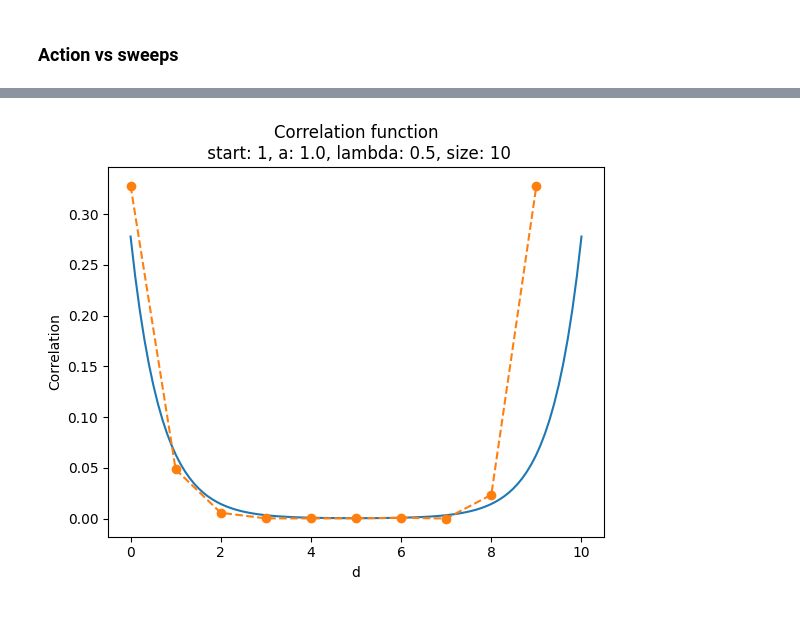
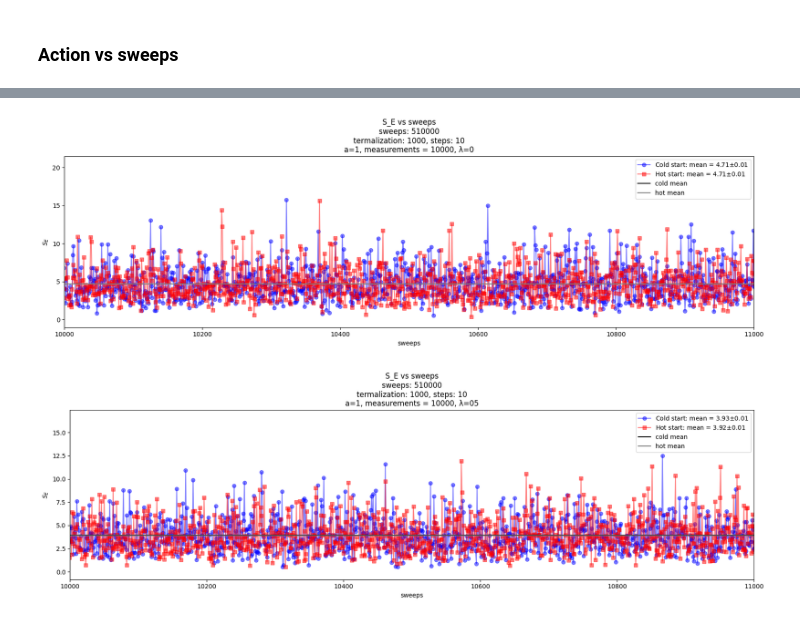
Before and after one commit to SoyAgustin/QF-Path-Integral, a Jupyter notebook: Notebooks_Py/oscillator.ipynb, the cells around one changed output, grey strips where cells are left out. Saved outputs shown, nothing was run; the diff lists cells and outputs as text; code cells hidden in the pictures.

Commit message:
Funciones para energia y corr, graficas de SE vs sweeps

```diff
--- a/Notebooks_Py/oscillator.ipynb
+++ b/Notebooks_Py/oscillator.ipynb
@@ -72,29 +81,23 @@ epsilon_opt(lamb=0.0,a=1.0)
 # %% [markdown]
 ### Action vs sweeps
 # %%
-def hot_cold(epsilon,size,a,lamb):
-    df0 = pd.read_csv(f"./Datos/Oscillator/SE/start_0_eps_{epsilon:0.2f}_size_{size}_a_{a:0.2f}_lambda_{lamb:0.2f}.csv")
-    df1 = pd.read_csv(f"./Datos/Oscillator/SE/start_1_eps_{epsilon:0.2f}_size_{size}_a_{a:0.2f}_lambda_{lamb:0.2f}.csv")
+def hot_cold(lamb):
+    df = pd.read_csv(f"./Datos/Oscillator/SE/lambda_{lamb}.csv")
 
-
-    termalization = 10000
-    steps = 10
-
-    x0 = df0["sweep"].iloc[termalization::steps]
-    y0 = df0["S_E"].iloc[termalization::steps]
-    x1 = df1["sweep"].iloc[termalization::steps]
-    y1 = df1["S_E"].iloc[termalization::steps]
+    y0 = df["SE_cold"]
+    y1 = df["SE_hot"]
 
     plt.figure(figsize=(20,5))
-    plt.plot(x0,y0,marker="o",alpha=0.5,color="blue",label=f"Cold start: mean = {y0.mean():0.2f}$\pm${np.sqrt(y0.var()/len(y0)):0.2f}")
-    plt.plot(x1,y1,marker="s",alpha=0.5,color="red",label=f"Hot start: mean = {y1.mean():0.2f}$\pm${np.sqrt(y1.var()/len(y1)):0.2f}")
+    plt.plot(y0,marker="o",alpha=0.5,color="blue",label=f"Cold start: mean = {y0.mean():0.2f}$\pm${np.sqrt(y0.var()/len(y0)):0.2f}")
+    plt.plot(y1,marker="s",alpha=0.5,color="red",label=f"Hot start: mean = {y1.mean():0.2f}$\pm${np.sqrt(y1.var()/len(y1)):0.2f}")
 
     plt.axhline(y0.mean(),color = "k", label = "cold mean")
     plt.axhline(y1.mean(),color = "grey", label = "hot mean")
 
-    plt.title(f"$S_E$ vs sweeps\n sweeps:{len(df0)}\n termalization: {termalization}, steps: {steps}\n a={a:0.2f}, measurements = {len(x1)}, $\lambda$={lamb:0.2f}")
+    plt.title("S_E vs sweeps\nsweeps: 510000\ntermalization: 1000, steps: 10\na=1, measurements = 10000, λ=%s"%(lamb))
+
     plt.xlabel("sweeps")
-    plt.xlim(10000,12000)
+    plt.xlim(10000,11000)
     plt.ylabel("$S_E$")
     plt.legend()
     plt.show()
@@ -150,34 +104,7 @@ ground_state_hot(a_list,lamb=0.0,start=0)
-# %%
-size = 10
-start = 1
-
-a = 1.0
-lamb = 0.5
-eps = epsilon_opt(lamb,a)
-
-df = pd.read_csv(f"./Datos/Oscillator/corr/start_{start}_eps_{eps:0.2f}_size_{size}_a_{a:0.2f}_lambda_{lamb:0.2f}.csv")
-
-df["index"] = df.groupby("d").cumcount()
-df = df.pivot(index='index', columns='d', values='corr').reset_index(drop=True)
-
-dic = {"d":np.arange(size),
-    "corr": df.mean().to_numpy(),
-    "stderr":np.sqrt(df.var() / len(df)).to_numpy()}
-
-
-def cosh(x):
-    #return 0.0059552670*np.cosh((x-5)/0.97892330) #lambda=0
-    return 0.00033514*np.cosh((x-5)/0.674423)
-x_cosh=np.linspace(0,10,100)
-
-plt.plot(x_cosh,cosh(x_cosh))
-x = dic["d"]
-y = dic["corr"]
-yerr = dic["stderr"]
-plt.errorbar(x,y,yerr,marker="o",ls="--")
-plt.title("Correlation function\n start: {start}, a: {a}, lambda: {lamb}, size: {size}".format(start=start,a=a,lamb=lamb,size=size))
-plt.xlabel("d")
-plt.ylabel("Correlation")
-plt.show()
-# %% [output]
-[figure, removed]
+# %%
+hot_cold(lamb="0")
+hot_cold(lamb="05")
+#hot_cold(lamb="1")
+# %% [output]
+[figure, added]
+[figure, added]
```
Also changed, not shown: parts of 7 cells of this notebook.
